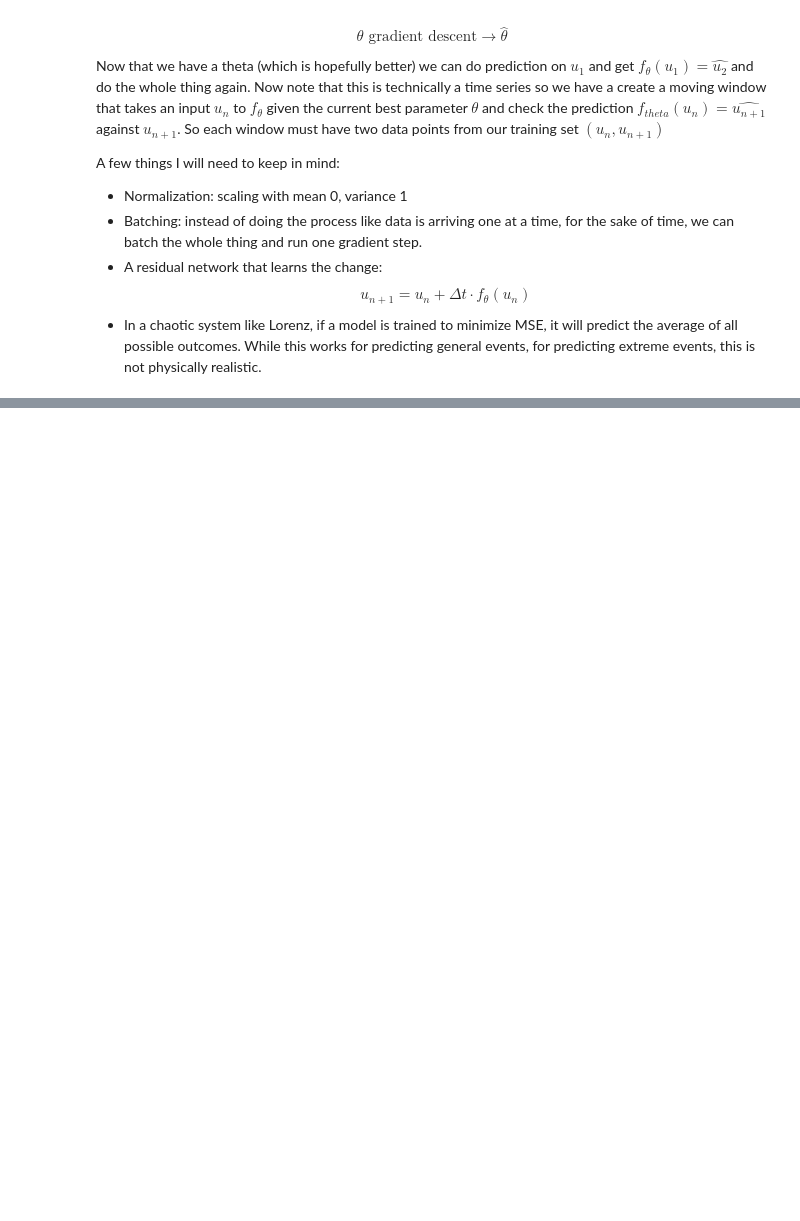
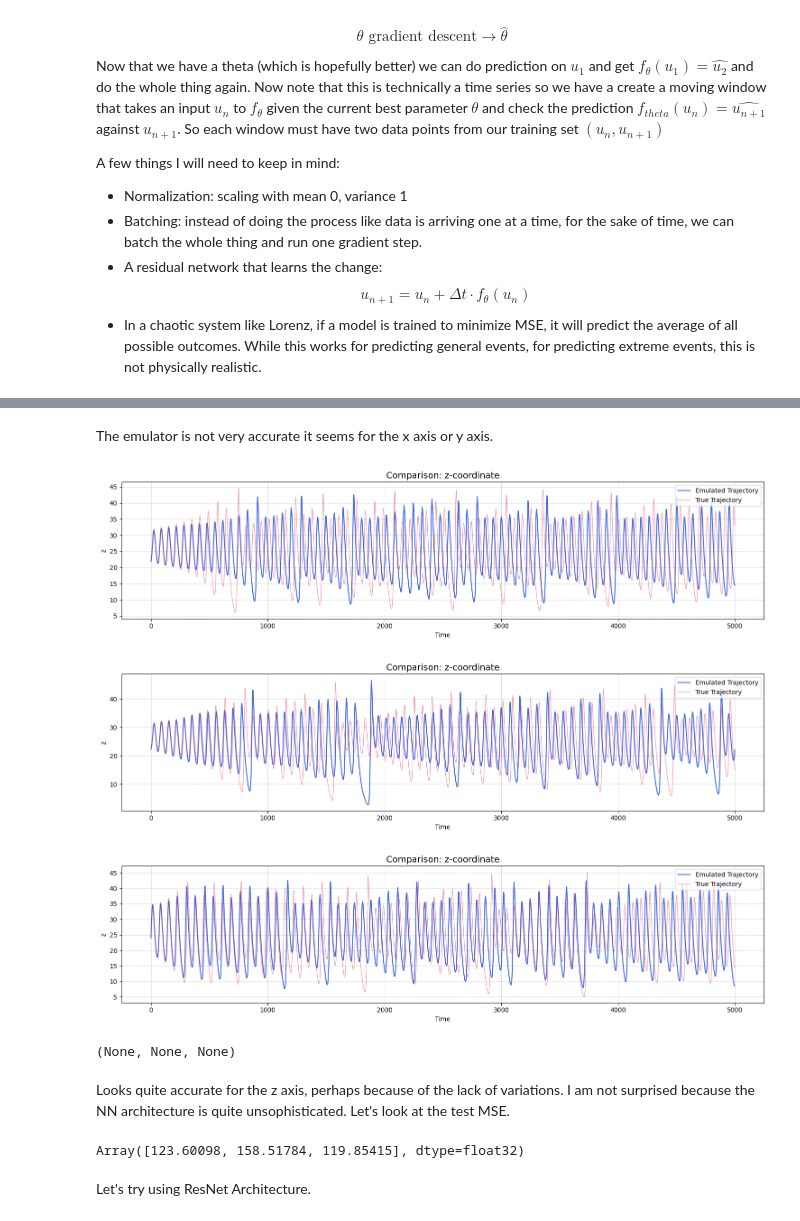
Before and after one commit to Sajidbm/Climate-Modeling, a Jupyter notebook: neuralNetapprox.ipynb, the cells around one changed output, grey strips where cells are left out. Saved outputs shown, nothing was run; the diff lists cells and outputs as text; code cells hidden in the pictures; blank space fills up the shorter version.

```diff
--- a/neuralNetapprox.ipynb
+++ b/neuralNetapprox.ipynb
@@ -151,0 +221,22 @@ plt.semilogy(train_loss_history)
+# %% [markdown]
+The emulator is not very accurate it seems for the x axis or y axis.
+# %%
+# 3 different initial conditions for z axis
+plot_coordinate_comparison(2, emulated_traj[0], testing_set[0]), plot_coordinate_comparison(2, emulated_traj[1], testing_set[1]), plot_coordinate_comparison(2, emulated_traj[2], testing_set[2])
+# %% [output]
+[figure, added]
+[figure, added]
+[figure, added]
+(None, None, None)
+# %% [markdown]
+Looks quite accurate for the z axis, perhaps because of the lack of variations. I am not surprised because the NN architecture is quite unsophisticated. Let's look at the test MSE.
+# %%
+# testing MSE
+def MSE(true, emulated):
+    return jnp.mean(jnp.square(true - emulated), axis = 0)
+
+MSE(testing_set[2], emulated_traj[2])
+# %% [output]
+Array([123.60098, 158.51784, 119.85415], dtype=float32)
+# %% [markdown]
+Let's try using ResNet Architecture.
```
Also changed, not shown: parts of 7 cells of this notebook, 2 other files.
